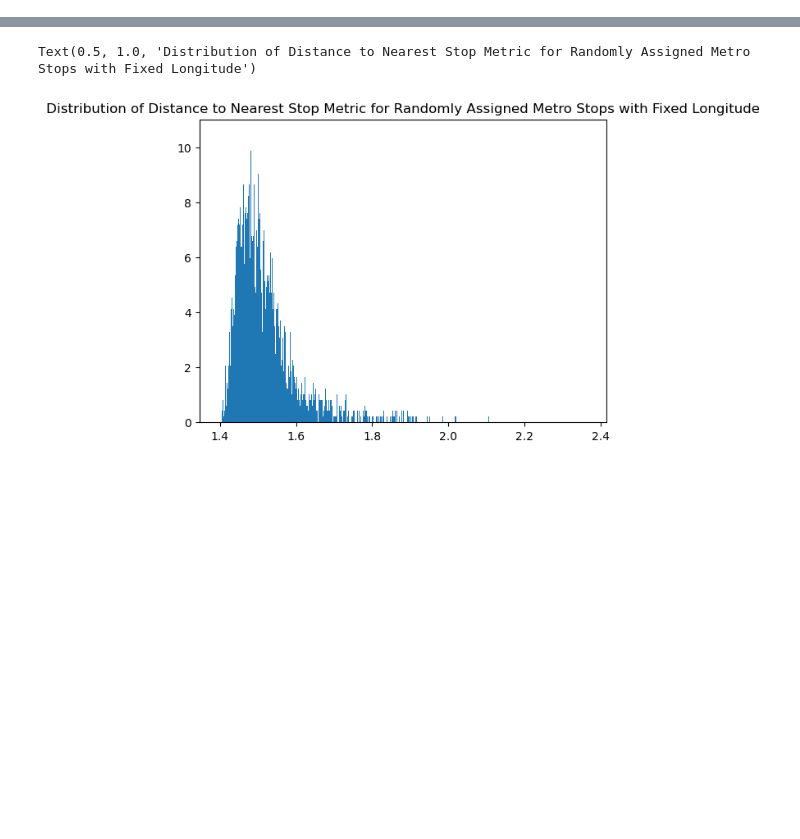
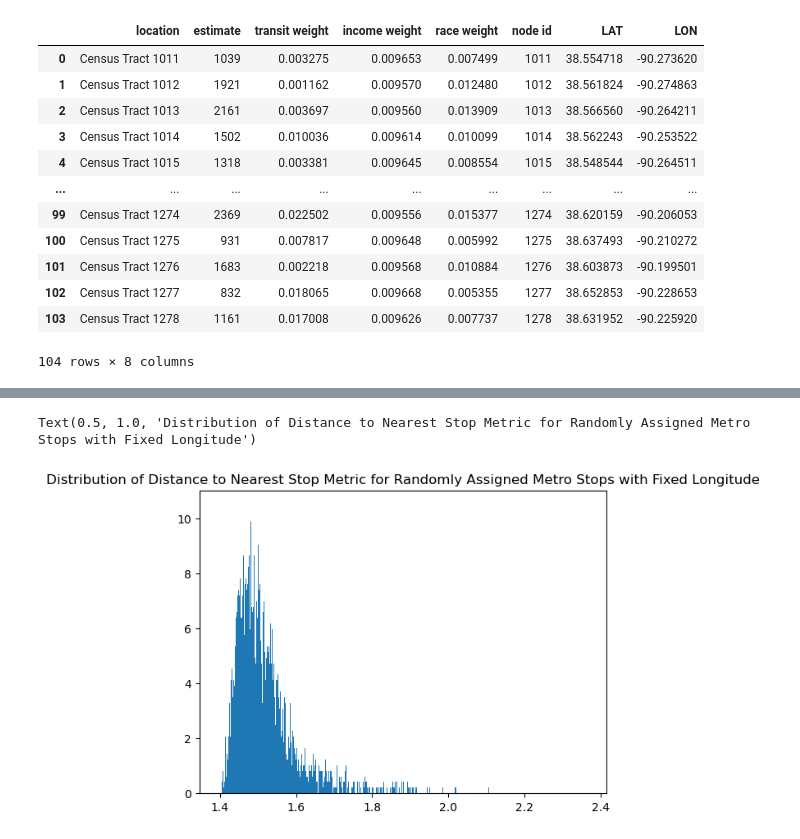
Before and after one commit to juliatompkins/trio-capstone, a Jupyter notebook: algorithms code/Ensemble Analysis Take 1.ipynb, the cells around one changed output, grey strips where cells are left out. Drawn from its saved outputs; the diff is of its cells as text; code cells hidden in the pictures; blank space fills up the shorter version.

```diff
--- a/algorithms code/Ensemble Analysis Take 1.ipynb
+++ b/algorithms code/Ensemble Analysis Take 1.ipynb
@@ -22,4 +22,19 @@ full_data = by_tract.merge(centroid_locations_small, on='location')
 # %%
 lat_bounds = (min(full_data['LAT']),max(full_data['LAT']))
 lon_bounds = (min(full_data['LON']),max(full_data['LON']))
+full_data
+# %% [output]
+|  | location | estimate | transit weight | income weight | race weight | node id | LAT | LON |
+| 0 | Census Tract 1011 | 1039 | 0.003275 | 0.009653 | 0.007499 | 1011 | 38.554718 | -90.273620 |
+| 1 | Census Tract 1012 | 1921 | 0.001162 | 0.009570 | 0.012480 | 1012 | 38.561824 | -90.274863 |
+| 2 | Census Tract 1013 | 2161 | 0.003697 | 0.009560 | 0.013909 | 1013 | 38.566560 | -90.264211 |
+| 3 | Census Tract 1014 | 1502 | 0.010036 | 0.009614 | 0.010099 | 1014 | 38.562243 | -90.253522 |
+| 4 | Census Tract 1015 | 1318 | 0.003381 | 0.009645 | 0.008554 | 1015 | 38.548544 | -90.264511 |
+| ... | ... | ... | ... | ... | ... | ... | ... | ... |
+| 99 | Census Tract 1274 | 2369 | 0.022502 | 0.009556 | 0.015377 | 1274 | 38.620159 | -90.206053 |
+| 100 | Census Tract 1275 | 931 | 0.007817 | 0.009648 | 0.005992 | 1275 | 38.637493 | -90.210272 |
+| 101 | Census Tract 1276 | 1683 | 0.002218 | 0.009568 | 0.010884 | 1276 | 38.603873 | -90.199501 |
+| 102 | Census Tract 1277 | 832 | 0.018065 | 0.009668 | 0.005355 | 1277 | 38.652853 | -90.228653 |
+| 103 | Census Tract 1278 | 1161 | 0.017008 | 0.009626 | 0.007737 | 1278 | 38.631952 | -90.225920 |
+104 rows × 8 columns
 # %%
```
Also changed, not shown: parts of 4 cells of this notebook, 2 other files.
